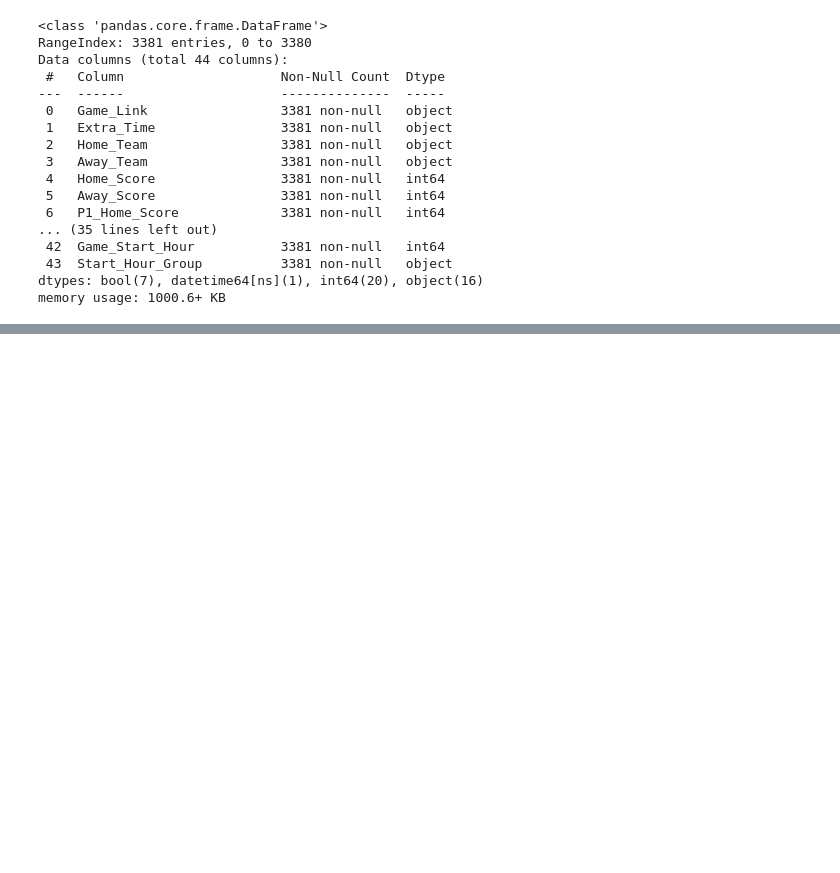
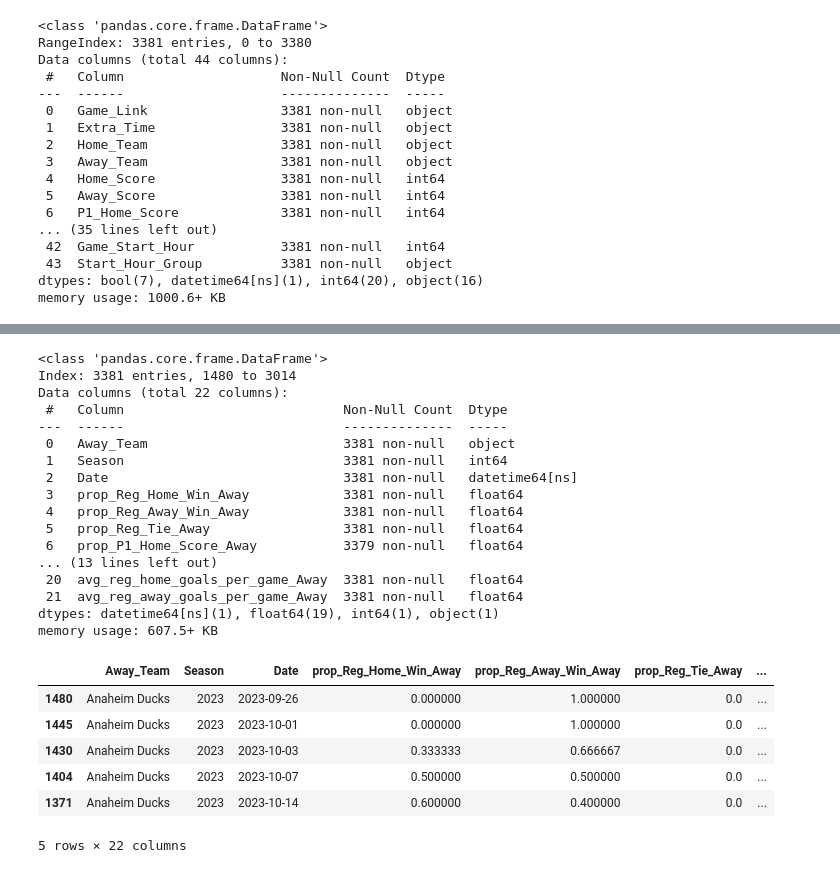
Before and after one commit to emmettd247/SportOnIce, a Jupyter notebook: master_data_join.ipynb, the cells around one changed output, grey strips where cells are left out. Cells and saved outputs as stored; diff of their text form; code cells hidden in the pictures; blank space fills up the shorter version.

```diff
--- a/master_data_join.ipynb
+++ b/master_data_join.ipynb
@@ -162 +207,31 @@ test_all_home_games[peek_cols].head(5)
+# %%
+# repeat for away teams
+all_away_games = grain_sort_cumsum_props('Away_Team', master_data)
+all_away_games.info()
+all_away_games.head()
+# %% [output]
+<class 'pandas.core.frame.DataFrame'>
+Index: 3381 entries, 1480 to 3014
+Data columns (total 22 columns):
+ #   Column                            Non-Null Count  Dtype
+---  ------                            --------------  -----
+ 0   Away_Team                         3381 non-null   object
+ 1   Season                            3381 non-null   int64
+ 2   Date                              3381 non-null   datetime64[ns]
+ 3   prop_Reg_Home_Win_Away            3381 non-null   float64
+ 4   prop_Reg_Away_Win_Away            3381 non-null   float64
+ 5   prop_Reg_Tie_Away                 3381 non-null   float64
+ 6   prop_P1_Home_Score_Away           3379 non-null   float64
+... (13 lines left out)
+ 20  avg_reg_home_goals_per_game_Away  3381 non-null   float64
+ 21  avg_reg_away_goals_per_game_Away  3381 non-null   float64
+dtypes: datetime64[ns](1), float64(19), int64(1), object(1)
+memory usage: 607.5+ KB
+|  | Away_Team | Season | Date | prop_Reg_Home_Win_Away | prop_Reg_Away_Win_Away | prop_Reg_Tie_Away | ... |
+| 1480 | Anaheim Ducks | 2023 | 2023-09-26 | 0.000000 | 1.000000 | 0.0 | ... |
+| 1445 | Anaheim Ducks | 2023 | 2023-10-01 | 0.000000 | 1.000000 | 0.0 | ... |
+| 1430 | Anaheim Ducks | 2023 | 2023-10-03 | 0.333333 | 0.666667 | 0.0 | ... |
+| 1404 | Anaheim Ducks | 2023 | 2023-10-07 | 0.500000 | 0.500000 | 0.0 | ... |
+| 1371 | Anaheim Ducks | 2023 | 2023-10-14 | 0.600000 | 0.400000 | 0.0 | ... |
+5 rows × 22 columns
 # %%
```
Also changed, not shown: parts of 7 cells of this notebook, 1 other file.
